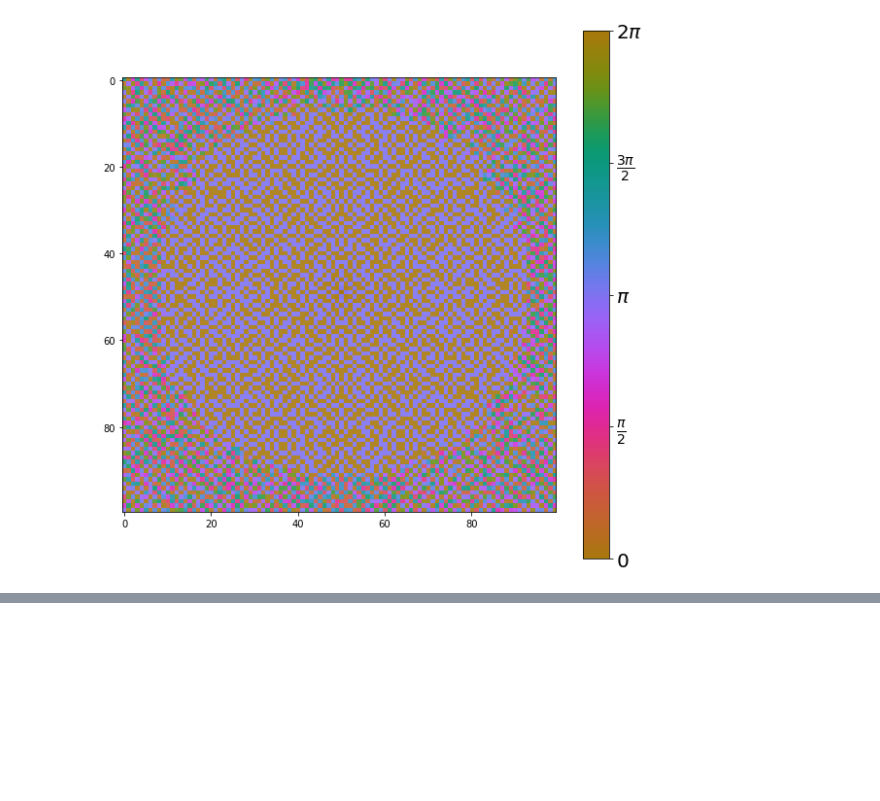
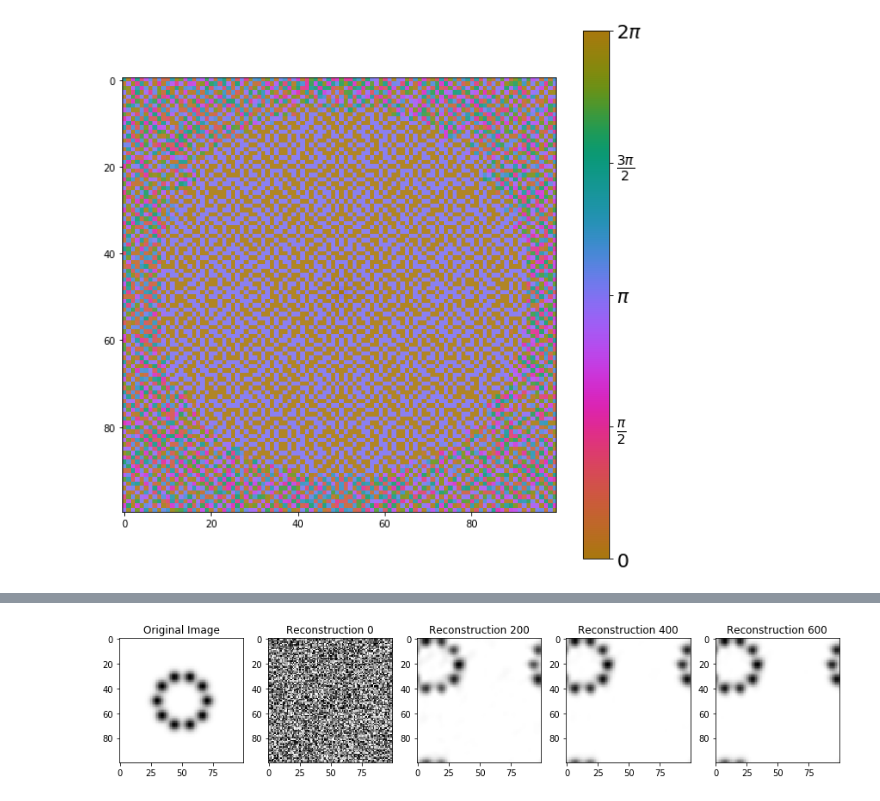
Before and after one commit to Hekstra-Lab/phase-retrieval, a Jupyter notebook: phase_retrieval.ipynb, the cells around one changed output, grey strips where cells are left out. Cells and saved outputs as stored; diff of their text form; code cells hidden in the pictures; blank space fills up the shorter version.

```diff
--- a/phase_retrieval.ipynb
+++ b/phase_retrieval.ipynb
@@ -97,0 +163,9 @@ phase_mixing_utils.phase_intensity_plot(np.fft.fftshift(ft), cb=True)
+# %%
+fig, ax = plt.subplots(1, 5, figsize=(15, 5))
+ax[0].imshow(uc, cmap='gray_r')
+ax[0].set_title("Original Image")
+for i in range(4):
+    ax[i+1].imshow(rstrack[i*200], cmap='gray_r')
+    ax[i+1].set_title("Reconstruction %d" %(i*200))
+# %% [output]
+[figure, added]
```
Also changed, not shown: parts of 6 cells of this notebook.
